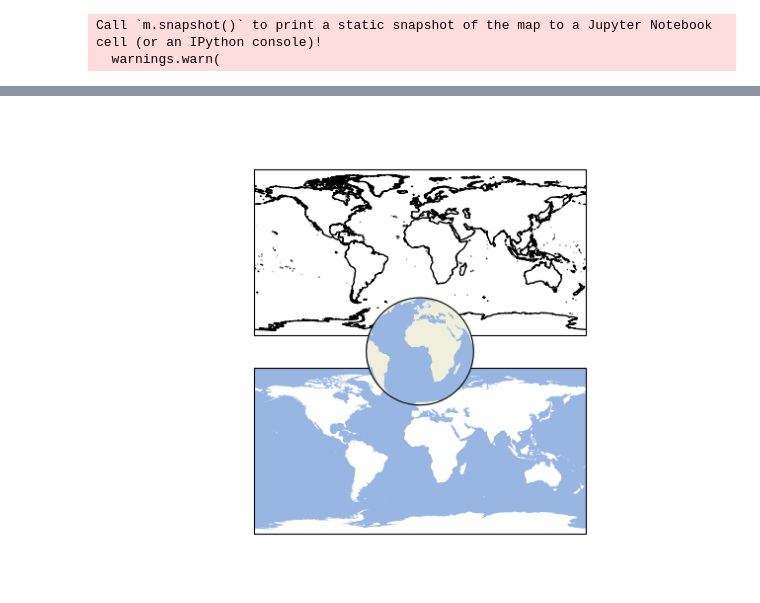
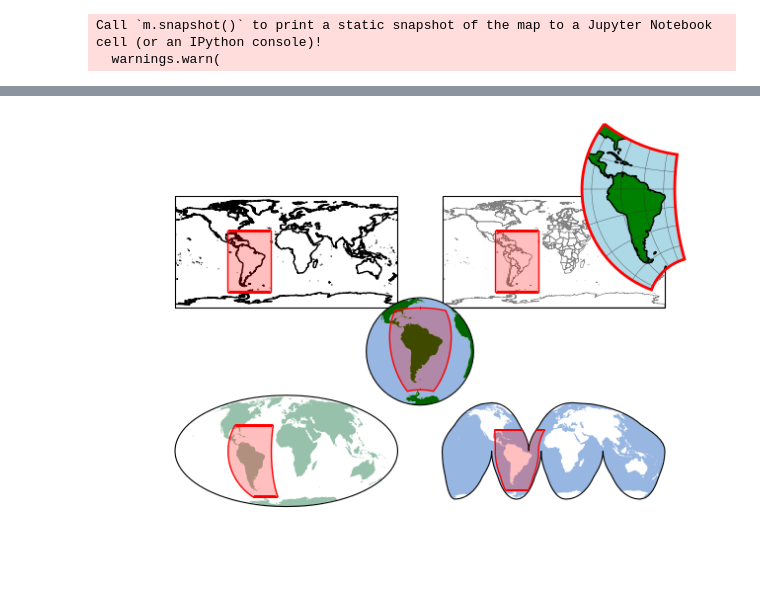
Before and after one commit to raphaelquast/EOmaps_GeoPython2023, a Jupyter notebook: EOmaps_workshop.ipynb, the cells around one changed output, grey strips where cells are left out. Saved outputs shown, nothing was run; the diff lists cells and outputs as text; code cells hidden in the pictures.

```diff
--- a/EOmaps_workshop.ipynb
+++ b/EOmaps_workshop.ipynb
@@ -114,17 +121,32 @@ if print_snapshots:
 # %%
-m = Maps(ax=211)
-m2 = m.new_map(ax=212)
+m = Maps(ax=221)
+m.add_feature.preset.coastline()
 
-m.add_feature.preset.coastline()
-m2.add_feature.preset.ocean()
+m2 = m.new_map(ax=222)
+m2.add_feature.preset.countries(zorder=0)
 
+m3 = m.new_map(ax=223, crs=Maps.CRS.Mollweide())
+m3.add_feature.physical.land(fc="#97c1aa")
 
-#m3 = m.new_inset_map(radius=50, shape="rectangles")
-m3 = m.new_map(ax=335, crs=Maps.CRS.Orthographic(), keep_on_top=True)
-m3.add_feature.preset.ocean()
-m3.add_feature.preset.land()
+m4 = m.new_map(ax=224, crs=Maps.CRS.InterruptedGoodeHomolosine())
+m4.add_feature.preset.ocean()
+
+m5 = m.new_map(ax=335, crs=Maps.CRS.Orthographic(-60, -20), keep_on_top=True)
+m5.add_feature.preset.ocean()
+m5.add_feature.physical.land(fc="darkgreen", ec="none")
+
+# --- create an InsetMap
+m2i = m2.new_inset_map(xy=(-60,-15), radius=(35, 50),
+                       inset_crs=Maps.CRS.Stereographic(), shape="rectangles",
+                       plot_position=(.85, .8), plot_size=0.35,
+                       indicate_extent=False)
+m2i.add_feature.physical.ocean(fc="lightblue")
+m2i.add_feature.physical.land(fc="g", ec="k")
+m2i.add_gridlines(lw=0.25)
+for i in (m, m2, m3, m4, m5):
+    m2i.indicate_inset_extent(i, fc=(1,0,0,.25))
 
 if print_snapshots:
     m.snapshot(clear=True)
 # %% [output]
-[figure, old version]
+[figure, new version]
```
Also changed, not shown: parts of 22 cells of this notebook.
